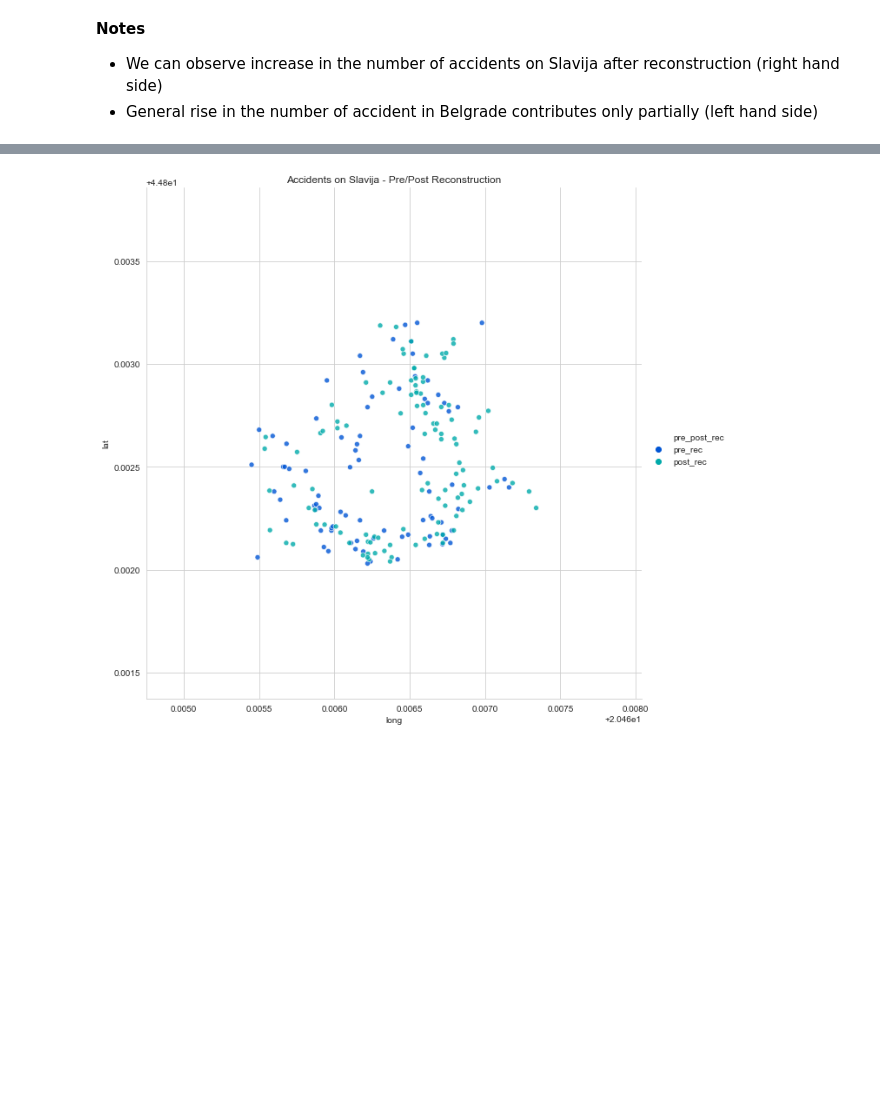
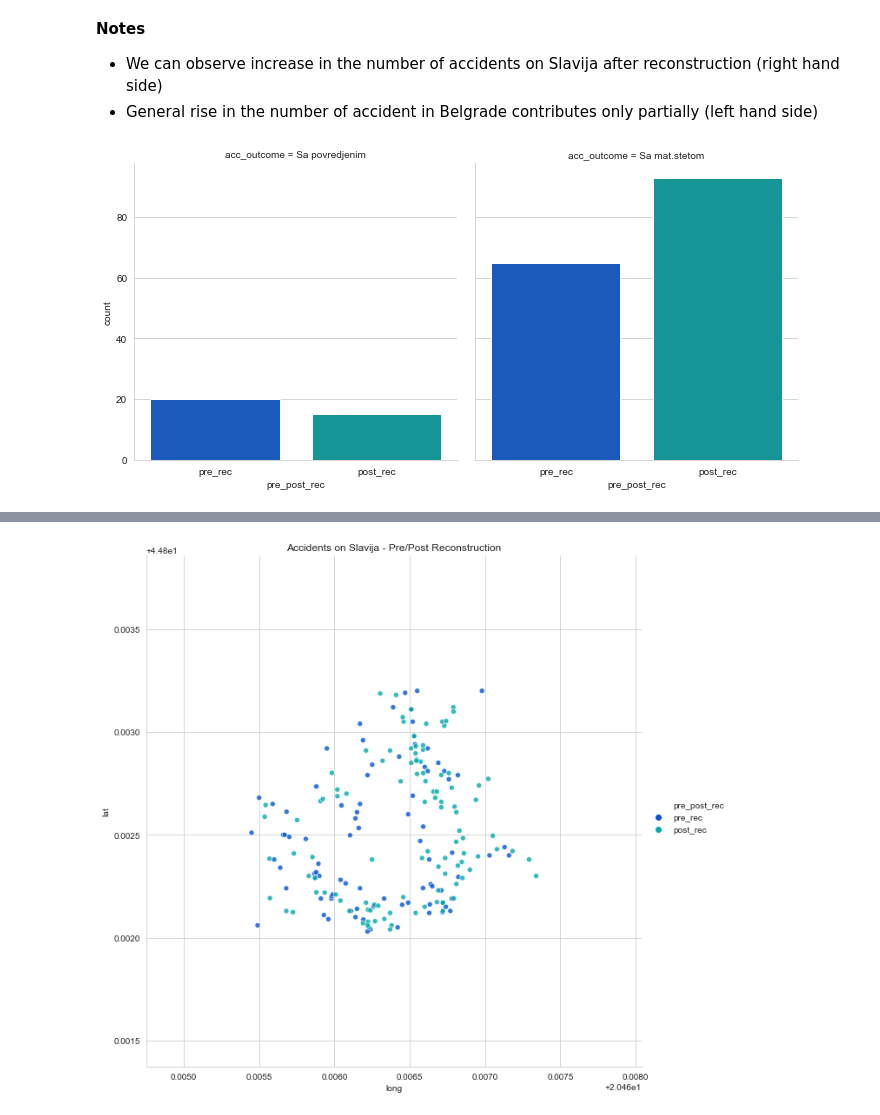
Before and after one commit to BrunnoRicci/traffic-accidents-belgrade, a Jupyter notebook: eda-traffic-belgrade.ipynb, the cells around one changed output, grey strips where cells are left out. Cells and saved outputs as stored; diff of their text form; code cells hidden in the pictures; blank space fills up the shorter version.

```diff
--- a/eda-traffic-belgrade.ipynb
+++ b/eda-traffic-belgrade.ipynb
@@ -330,3 +328,7 @@ ax[1].set_title("Overall Accidents - Slavija");
 **Notes**
 - We can observe increase in the number of accidents on Slavija after reconstruction (right hand side)
 - General rise in the number of accident in Belgrade contributes only partially (left hand side)
+# %%
+sns.catplot(x="pre_post_rec", y='count', col="acc_outcome", data=sl_df, kind="bar", estimator=sum, palette="winter",);
+# %% [output]
+[figure, added]
```
Also changed, not shown: parts of 3 cells of this notebook, 2 other files.
